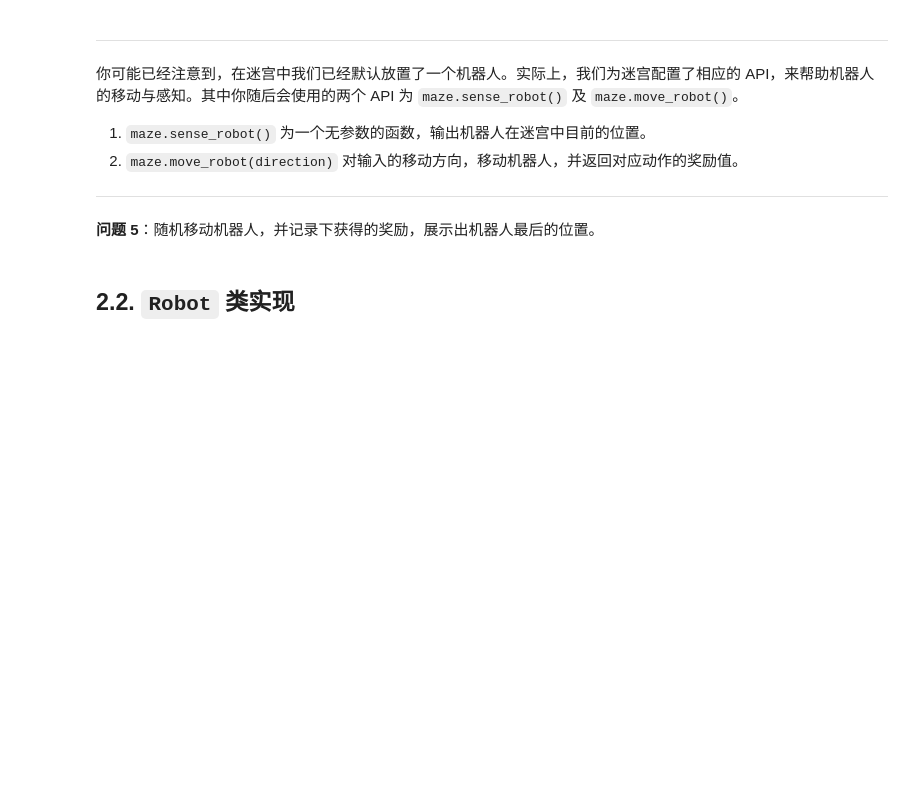
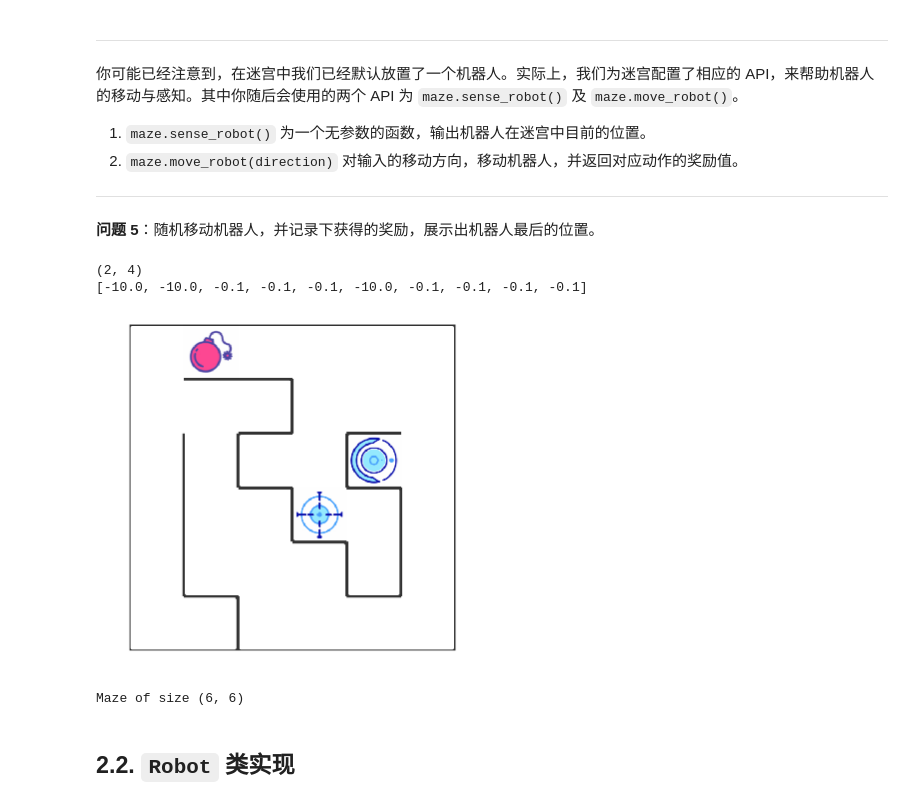
Before and after one commit to gangqing/Maze, a Jupyter notebook: robot_maze.ipynb, the cells around one changed output. Drawn from its saved outputs; the diff is of its cells as text; code cells hidden in the pictures; blank space fills up the shorter version.

```diff
--- a/robot_maze.ipynb
+++ b/robot_maze.ipynb
@@ -123,9 +123,18 @@ qline = {'u':1.2, 'r':-2.1, 'd':-24.5, 'l':27}
 epsilon = 0.3 # 以0.3的概率进行随机选择
 
 def choose_action(epsilon):
-    policy = np.ones(len(actions)) * epsilon / len(actions)# 以某一概率实现对动作的随机选择
-    policy[np.argmax(qline.values())] += 1 - epsilon# 否则选择具有最大 Q 值的动作
-    action = np.random.choice(actions,p=policy)
+#     policy = np.ones(len(actions)) * epsilon / len(actions)# 以某一概率实现对动作的随机选择
+#     policy[np.argmax(qline.values())] += 1 - epsilon# 否则选择具有最大 Q 值的动作
+#     action = np.random.choice(actions,p=policy)
+#     return action
+    def is_random_exploration():
+            return random.random() <= epsilon
+
+    action = None
+    if is_random_exploration(): # 以某一概率
+        action = random.choice(actions) # 实现对动作的随机选择
+    else:
+        action =  max(qline,key=qline.get) # 否则选择具有最大 Q 值的动作
     return action
 # %%
 for i in range(20):
@@ -194,14 +204,24 @@ UnicodeDecodeError: 'ascii' codec can't decode byte 0xe6 in position 26: ordinal
 # %%
 rewards = []
 
 ## 循环、随机移动机器人10次，记录下奖励
+maze.reset_robot
 for i in range(10):
+    reward =  maze.move_robot(np.random.choice(actions))
+    rewards.append(reward)
     pass
 
 ## 输出机器人最后的位置
-print()
+print(maze.sense_robot())
+print(rewards)
 
 ## 打印迷宫，观察机器人位置
+maze
+# %% [output]
+(2, 4)
+[-10.0, -10.0, -0.1, -0.1, -0.1, -10.0, -0.1, -0.1, -0.1, -0.1]
+[figure, added]
+Maze of size (6, 6)
 # %% [markdown]
 ## 2.2. `Robot` 类实现
 # %% [markdown]
```
Also changed, not shown: parts of 9 cells of this notebook, 3 other files.
